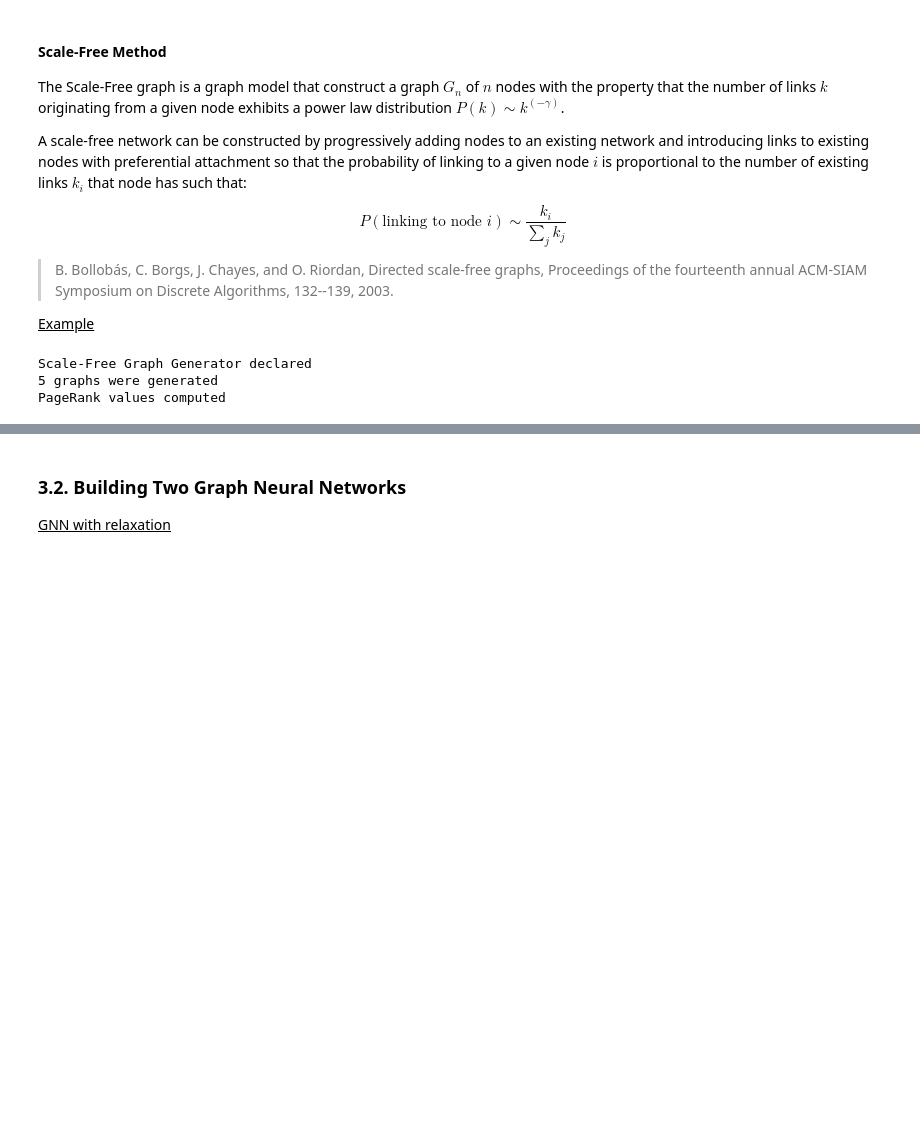
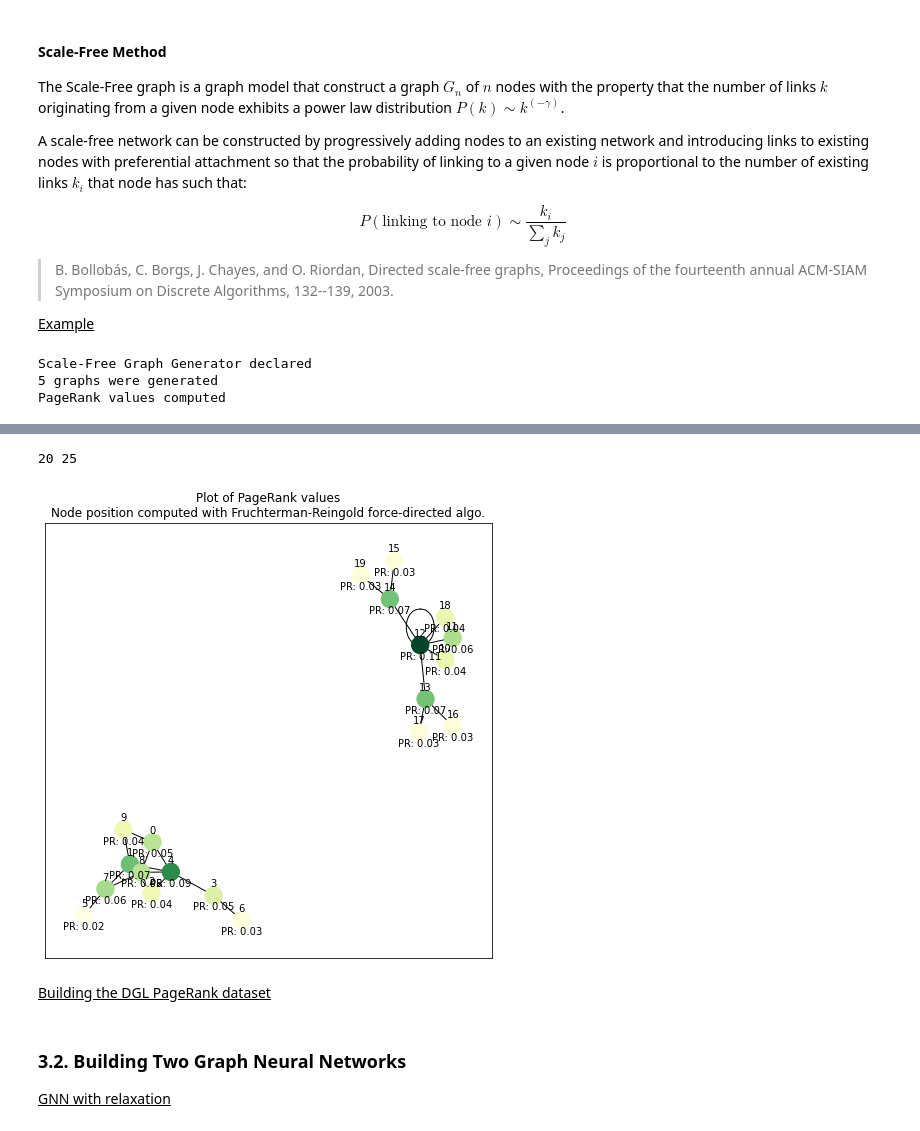
Before and after one commit to qlero/page_rank_GNN, a Jupyter notebook: page_rank_gnn.ipynb, the cells around one changed output, grey strips where cells are left out. Cells and saved outputs as stored; diff of their text form; code cells hidden in the pictures; blank space fills up the shorter version.

```diff
--- a/page_rank_gnn.ipynb
+++ b/page_rank_gnn.ipynb
@@ -390,0 +328,10 @@ plot_graph(graphs_small, "spiral")
+# %%
+print(len(graphs.nodes), len(graphs.edges))
+# %% [output]
+20 25
+# %%
+plot_graph(graphs)
+# %% [output]
+[figure, added]
+# %% [markdown]
+<u>Building the DGL PageRank dataset</u>
```
Also changed, not shown: parts of 58 cells of this notebook, 8 other files.
